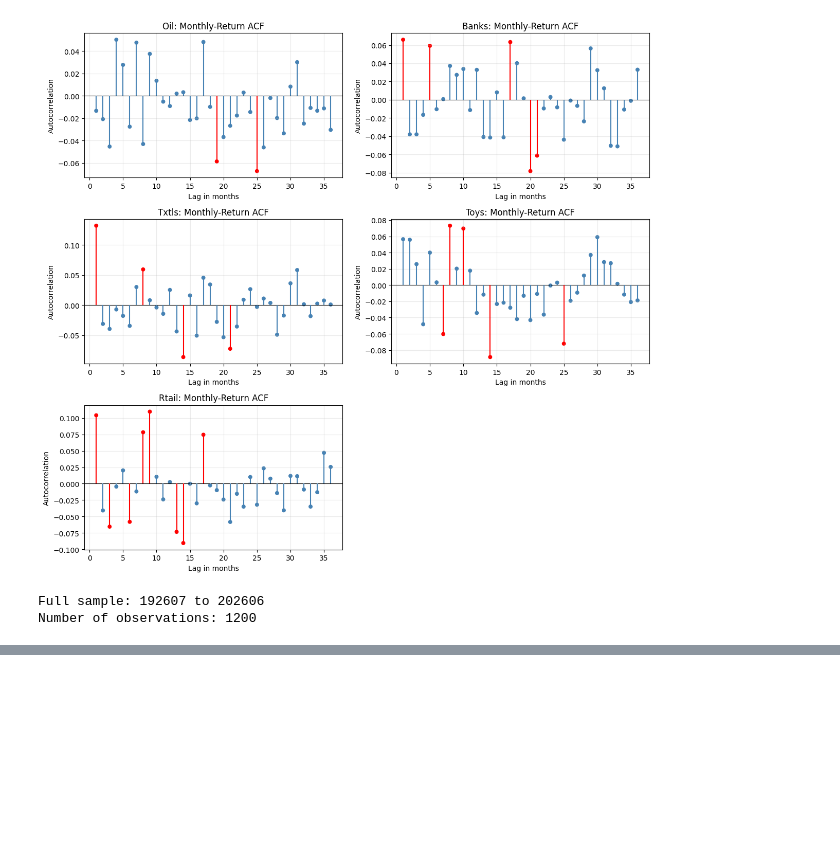
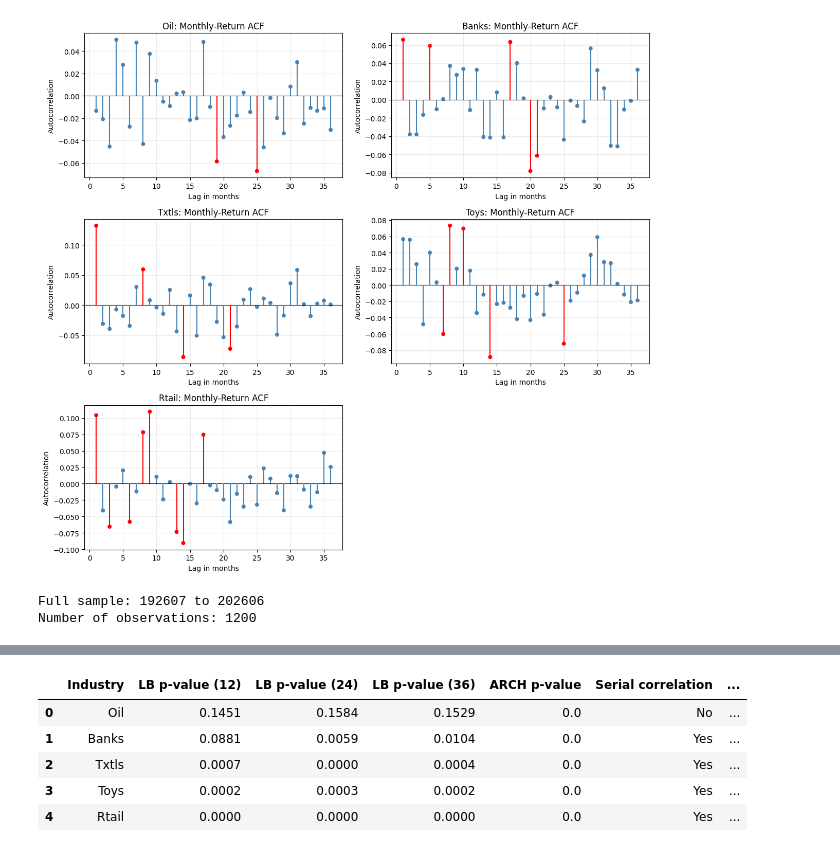
Before and after one commit to AntonioHarley/Empirical.finance.assigment, a Jupyter notebook: Antonio.ipynb, the cells around one changed output, grey strips where cells are left out. Cells and saved outputs as stored; diff of their text form; code cells hidden in the pictures; blank space fills up the shorter version.

```diff
--- a/Antonio.ipynb
+++ b/Antonio.ipynb
@@ -1082,0 +796,56 @@ display(robustness_table)
+# %%
+diagnostic_results = pd.DataFrame(
+    diagnostic_results
+)
+
+# Evidence of serial correlation if any Ljung-Box test rejects
+diagnostic_results["Serial correlation"] = np.where(
+    diagnostic_results[
+        [
+            "LB p-value (12)",
+            "LB p-value (24)",
+            "LB p-value (36)"
+        ]
+    ].min(axis=1) < 0.05,
+    "Yes",
+    "No"
+)
+
+# Evidence of conditional heteroskedasticity
+diagnostic_results["Heteroskedasticity"] = np.where(
+    diagnostic_results["ARCH p-value"] < 0.05,
+    "Yes",
+    "No"
+)
+
+def choose_standard_errors(row):
+
+    if row["Serial correlation"] == "Yes":
+        return "HAC"
+
+    if row["Heteroskedasticity"] == "Yes":
+        return "HC"
+
+    return "Conventional OLS"
+
+
+diagnostic_results["Suggested SE"] = diagnostic_results.apply(
+    choose_standard_errors,
+    axis=1
+)
+
+display(
+    diagnostic_results.round({
+        "LB p-value (12)": 4,
+        "LB p-value (24)": 4,
+        "LB p-value (36)": 4,
+        "ARCH p-value": 4
+    })
+)
+# %% [output]
+|  | Industry | LB p-value (12) | LB p-value (24) | LB p-value (36) | ARCH p-value | Serial correlation | ... |
+| 0 | Oil | 0.1451 | 0.1584 | 0.1529 | 0.0 | No | ... |
+| 1 | Banks | 0.0881 | 0.0059 | 0.0104 | 0.0 | Yes | ... |
+| 2 | Txtls | 0.0007 | 0.0000 | 0.0004 | 0.0 | Yes | ... |
+| 3 | Toys | 0.0002 | 0.0003 | 0.0002 | 0.0 | Yes | ... |
+| 4 | Rtail | 0.0000 | 0.0000 | 0.0000 | 0.0 | Yes | ... |
```
Also changed, not shown: parts of 22 cells of this notebook.
